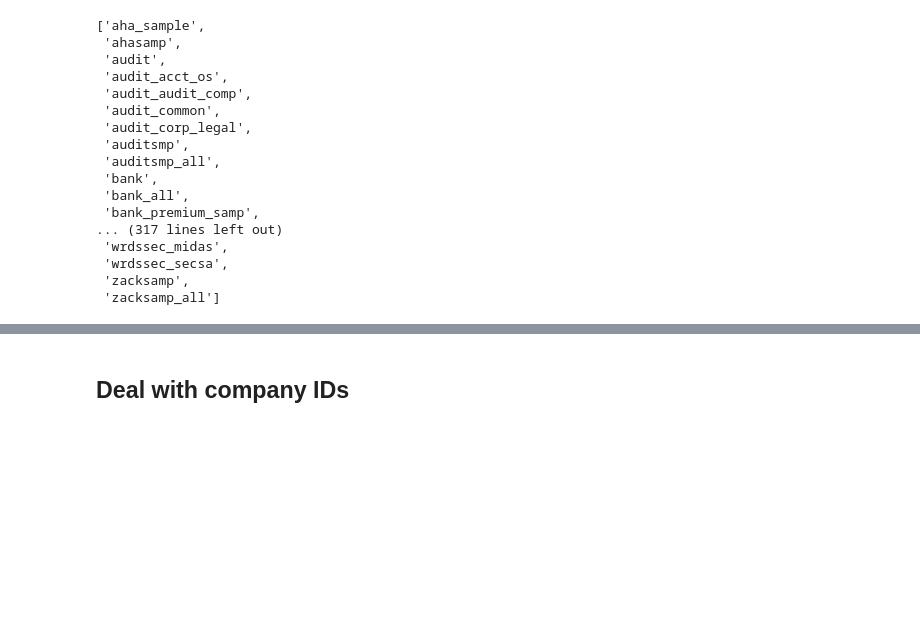
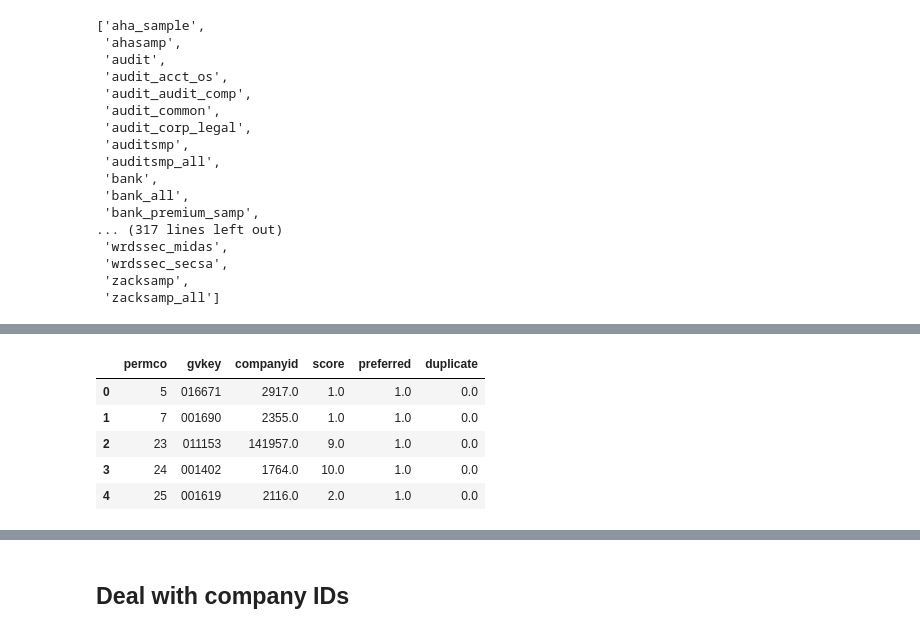
Before and after one commit to V-GAO/CEO_SocialCapital, a Jupyter notebook: notebooks/EDA_WRDS.ipynb, the cells around one changed output, grey strips where cells are left out. Saved outputs shown, nothing was run; the diff lists cells and outputs as text; code cells hidden in the pictures; blank space fills up the shorter version.

```diff
--- a/notebooks/EDA_WRDS.ipynb
+++ b/notebooks/EDA_WRDS.ipynb
@@ -32,0 +68,11 @@ db.list_libraries()
+# %%
+with db:
+    linknames = db.get_table(library='wrdsapps_link_crsp_comp_bdx', table='bdxcrspcomplink', rows=10)
+linknames.head()
+# %% [output]
+|  | permco | gvkey | companyid | score | preferred | duplicate |
+| 0 | 5 | 016671 | 2917.0 | 1.0 | 1.0 | 0.0 |
+| 1 | 7 | 001690 | 2355.0 | 1.0 | 1.0 | 0.0 |
+| 2 | 23 | 011153 | 141957.0 | 9.0 | 1.0 | 0.0 |
+| 3 | 24 | 001402 | 1764.0 | 10.0 | 1.0 | 0.0 |
+| 4 | 25 | 001619 | 2116.0 | 2.0 | 1.0 | 0.0 |
```
Also changed, not shown: parts of 15 cells of this notebook, 56 other files.
